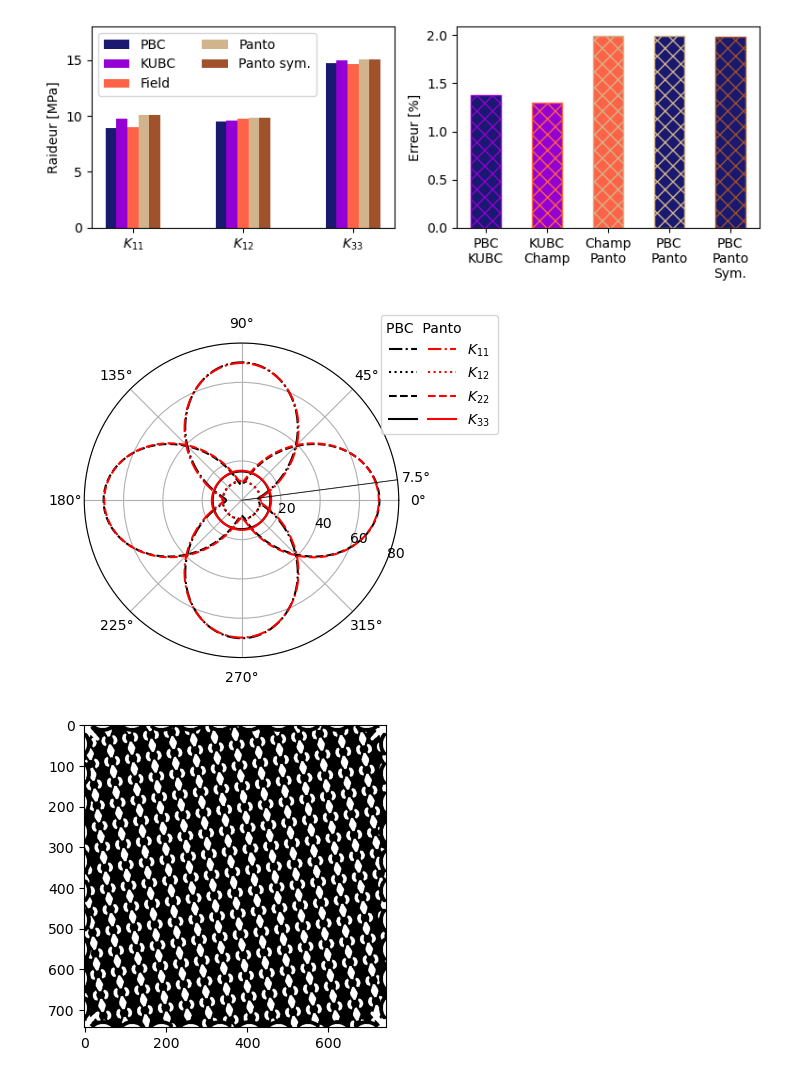
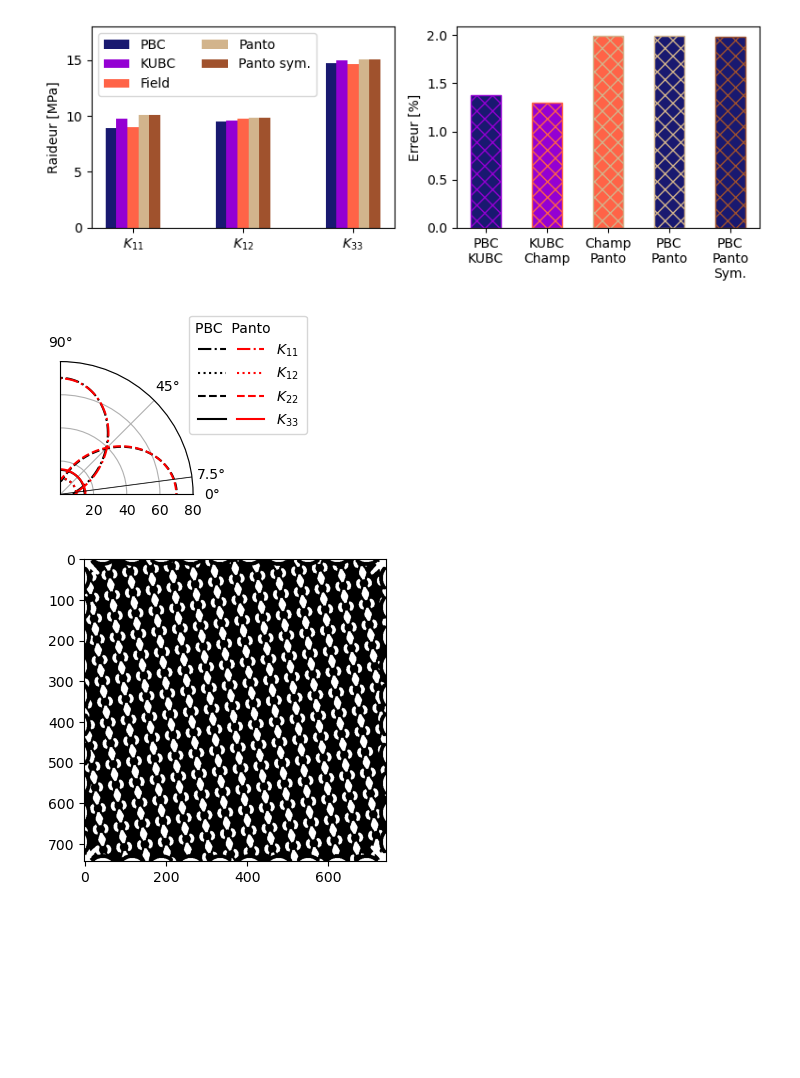
Before and after one commit to h06e/abakubc, a Jupyter notebook: utilities/r0_study.ipynb, the cells around one changed output. Cells and saved outputs as stored; diff of their text form; code cells hidden in the pictures; blank space fills up the shorter version.

```diff
--- a/utilities/r0_study.ipynb
+++ b/utilities/r0_study.ipynb
@@ -84,7 +84,7 @@ r0_2
 
 K_0 = np.array(test.K_plane_stress_PBC)
 
-plt.subplots(subplot_kw={'projection': 'polar'})
+plt.subplots(subplot_kw={'projection': 'polar'},figsize=(5,3))
 offset=7.5
 
 K_list = []
@@ -122,34 +122,36 @@ for t in theta_list:
 
 
 K_list = np.array(K_list)
 coeff=((0,0),(1,0),(1,1),(2,2))
 style=['-.', ':', '--', '-']
 coeff_name=[r'$K_{11}$',r'$K_{12}$',r'$K_{22}$',r'$K_{33}$']
 for c_i,c in enumerate(coeff):
     plt.plot(theta_list+offset/180*pi, K_list[:, c[0], c[1]],style[c_i],color='red' ,label=coeff_name[c_i])
 
 # * * * * * * * *
 plt.plot([offset/180*pi]*2,[0,80],'k-',lw=0.5)
 
 ax=plt.gca()
 ax.set_thetagrids((0,7.5,45,90,135,180,225,270,315),[f'{i}°' for i in [0,7.5,45,90,135,180,225,270,315]])
 ax.get_yaxis().set_major_formatter(mpl.ticker.ScalarFormatter())
 
 ax.set_rticks([20,40,60,80])
 ax.set_rlabel_position(-22.5)
 
 
 l=plt.legend(title='PBC  Panto       ',ncol=2,columnspacing=-1.2,
            loc='center left', bbox_to_anchor=(0.92, 0.9))
 plt.ylim((0,80))
 
+ax.set_thetamin(0)
+ax.set_thetamax(90)
 
 for text in l.get_texts()[:4]:
     text.set_color("white")
 plt.tight_layout()
 plt.savefig('images/r0_polar.pdf')
 # %% [output]
-[figure, old version]
+[figure, new version]
 # %%
 test.show_geo()
 # %% [output]
```
Also changed, not shown: parts of 2 cells of this notebook, 47 other files.
